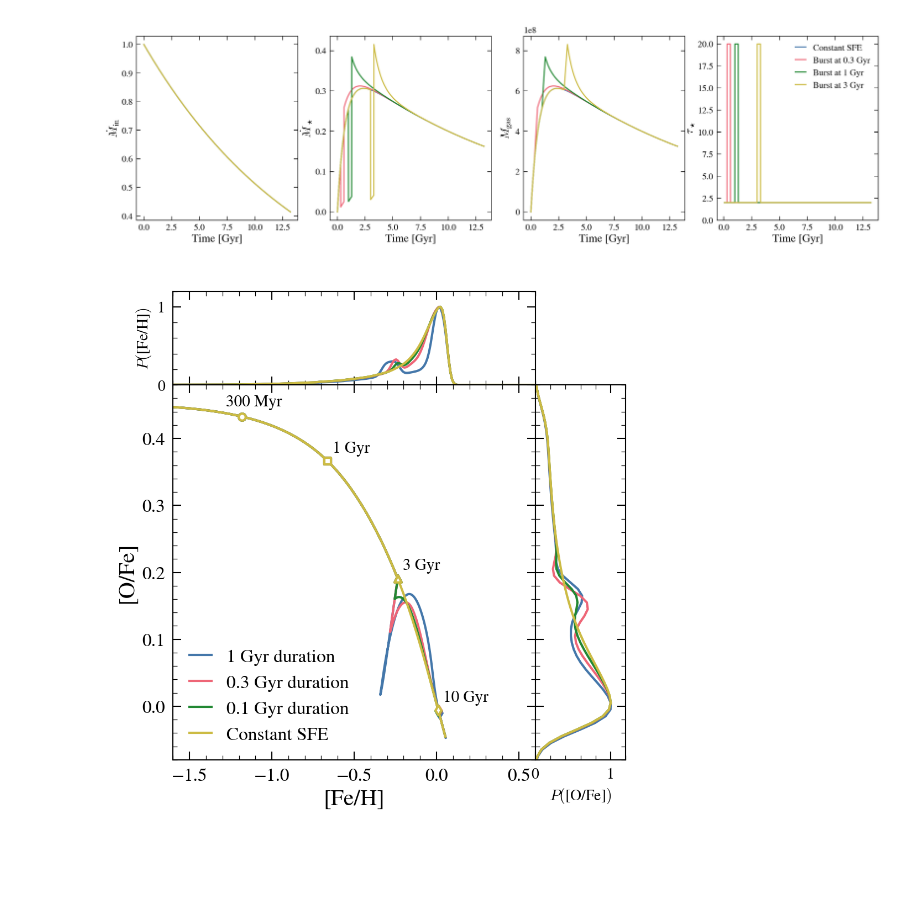
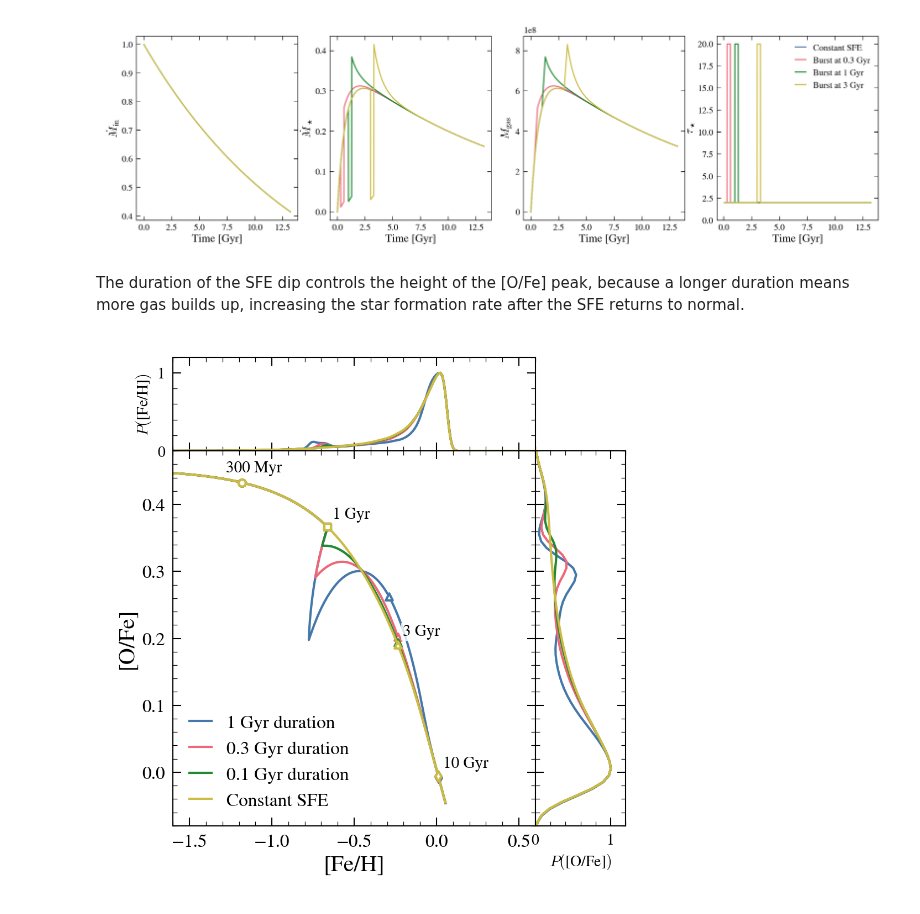
Before and after one commit to lodubay/twoinfall, a Jupyter notebook: src/scripts/sfe_burst.ipynb, the cells around one changed output. Saved outputs shown, nothing was run; the diff lists cells and outputs as text; code cells hidden in the pictures; blank space fills up the shorter version.

```diff
--- a/src/scripts/sfe_burst.ipynb
+++ b/src/scripts/sfe_burst.ipynb
@@ -185,18 +194,22 @@ sz = vice.singlezone(
 )
 sz.tau_star = tau_star
 sz.run(simtime, overwrite=True)
+# %% [markdown]
+The duration of the SFE dip controls the height of the [O/Fe] peak, because a
+longer duration means more gas builds up, increasing the star formation rate
+after the SFE returns to normal.
 # %%
 fig, axs = setup_figure(xlim=(-1.6, 0.6), ylim=(-0.08, 0.48))
 
-names = ['onset30_width10', 'onset30_width03', 'onset30_width01', 'constant']
+names = ['onset10_width10', 'onset10_width03', 'onset10_width01', 'constant']
 labels = ['1 Gyr duration', '0.3 Gyr duration', '0.1 Gyr duration', 'Constant SFE']
 for name, label in zip(names, labels):
     plot_vice_onezone(str(output_dir / name), fig=fig, axs=axs, label=label,
                       marker_labels=(name=='constant'))
 axs[0].legend()
 
 plt.show()
 # %% [output]
-[figure, old version]
+[figure, new version]
 # %%
 fig, axs = plt.subplots(1, 4, figsize=(12, 3))
```
Also changed, not shown: parts of 4 cells of this notebook.
